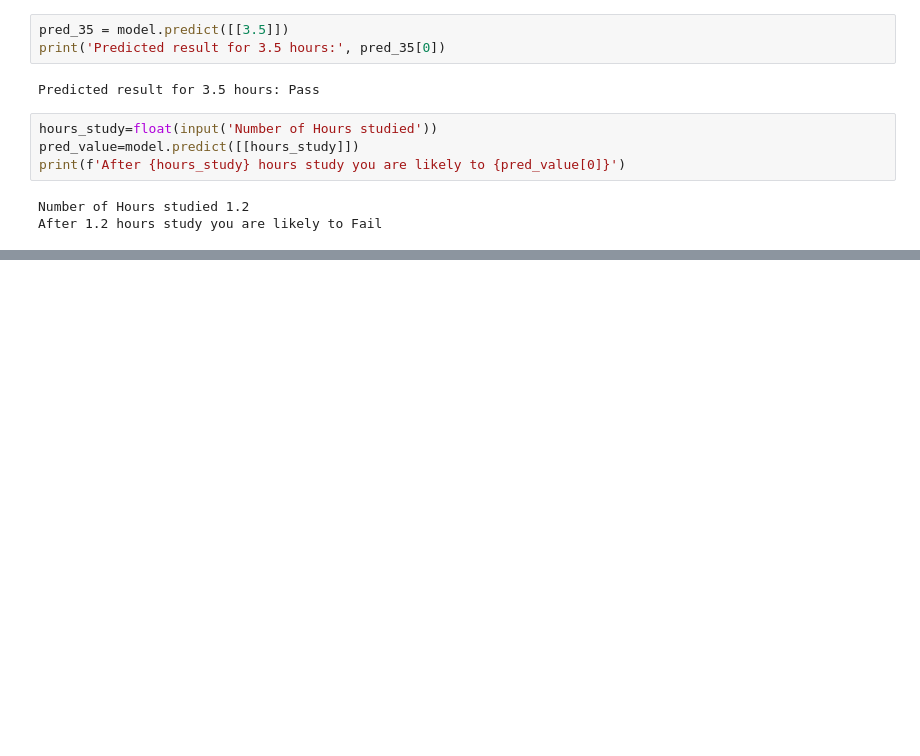
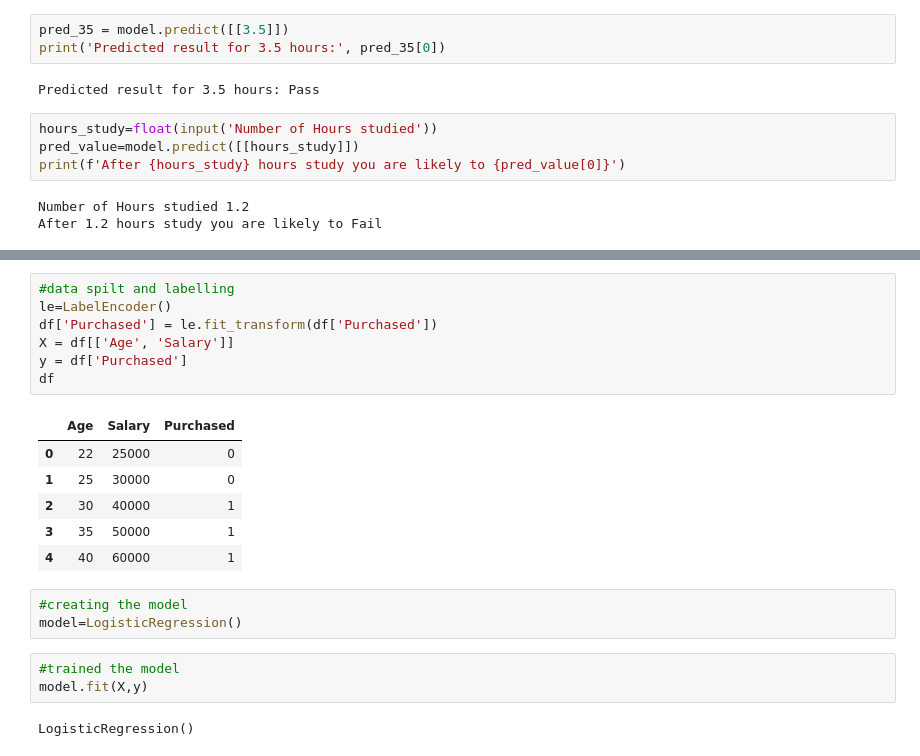
Before and after one commit to salman1256/aimltraining, a Jupyter notebook: Day-16/LogisticReg.ipynb, the cells around one changed output, grey strips where cells are left out. Drawn from its saved outputs; the diff is of its cells as text; blank space fills up the shorter version.

```diff
--- a/Day-16/LogisticReg.ipynb
+++ b/Day-16/LogisticReg.ipynb
@@ -42,0 +57,22 @@ After 1.2 hours study you are likely to Fail
+# %%
+#data spilt and labelling
+le=LabelEncoder()
+df['Purchased'] = le.fit_transform(df['Purchased'])
+X = df[['Age', 'Salary']]
+y = df['Purchased']
+df
+# %% [output]
+|  | Age | Salary | Purchased |
+| 0 | 22 | 25000 | 0 |
+| 1 | 25 | 30000 | 0 |
+| 2 | 30 | 40000 | 1 |
+| 3 | 35 | 50000 | 1 |
+| 4 | 40 | 60000 | 1 |
+# %%
+#creating the model
+model=LogisticRegression()
+# %%
+#trained the model
+model.fit(X,y)
+# %% [output]
+LogisticRegression()
```
Also changed, not shown: parts of 12 cells of this notebook, 3 other files.
